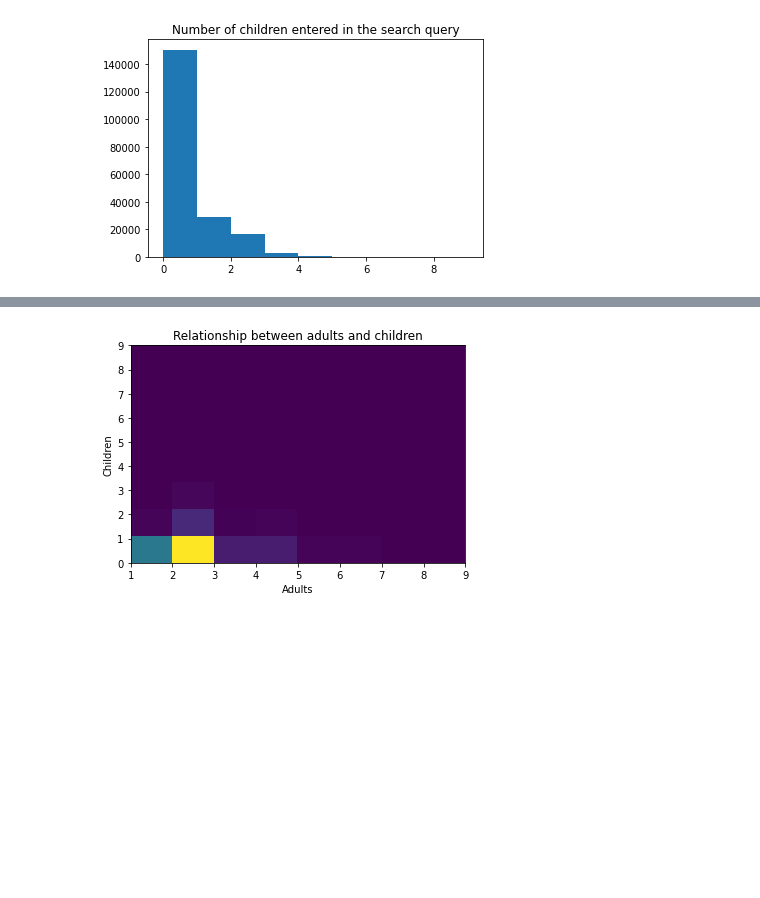
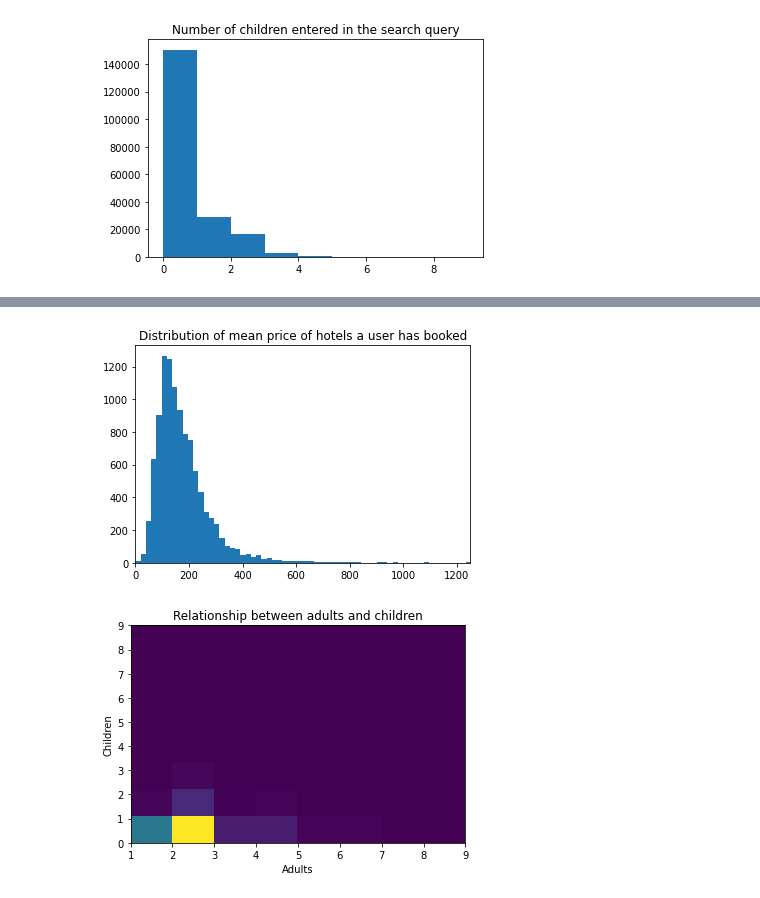
Before and after one commit to Heleenoudenijhuis/Datamining, a Jupyter notebook: Hotel_data_mining_EXPLORATION.ipynb, the cells around one changed output, grey strips where cells are left out. Drawn from its saved outputs; the diff is of its cells as text; code cells hidden in the pictures; blank space fills up the shorter version.

```diff
--- a/Hotel_data_mining_EXPLORATION.ipynb
+++ b/Hotel_data_mining_EXPLORATION.ipynb
@@ -65,3 +102,10 @@ plt.show()
+# %%
+plt.hist(search['visitor_hist_adr_usd'], bins=100)
+plt.title('Distribution of mean price of hotels a user has booked')
+plt.xlim(0,1250)
+plt.show()
+# %% [output]
+[figure, added]
 # %%
 plt.hist2d(search['srch_adults_count'], search['srch_children_count'], bins=8)
 plt.title('Relationship between adults and children')
```
Also changed, not shown: parts of 8 cells of this notebook.
